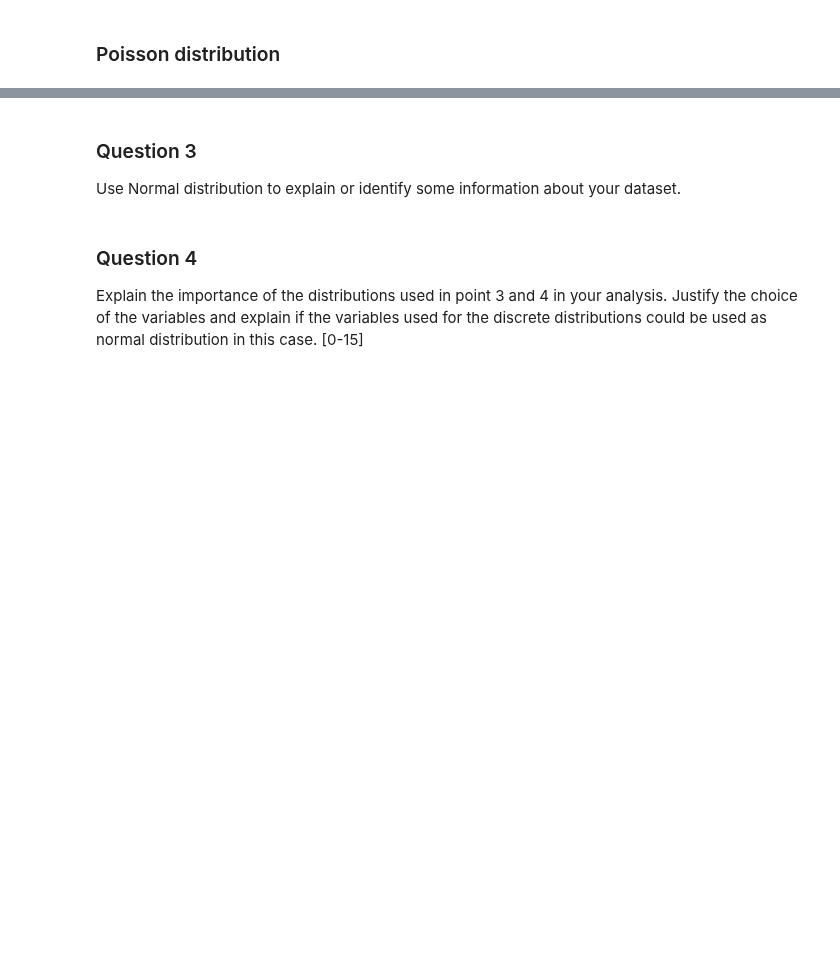
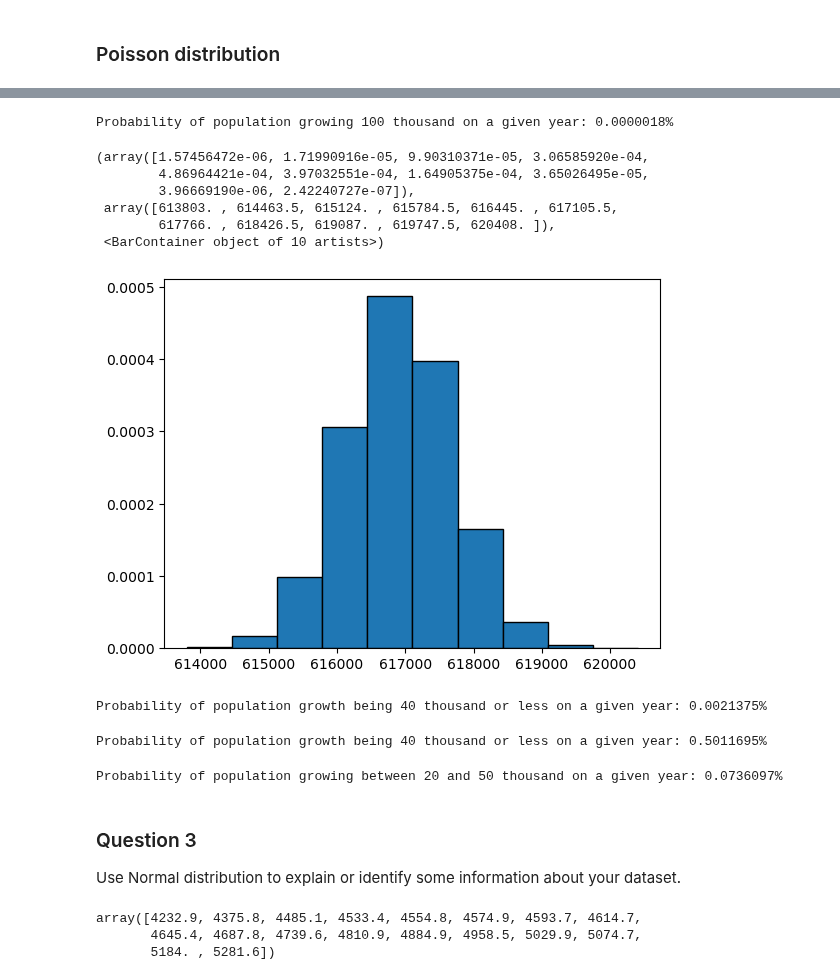
Before and after one commit to StphnKlly/DataAnalytics, a Jupyter notebook: MSC DA CA1 - Statistics .ipynb, the cells around one changed output, grey strips where cells are left out. Cells and saved outputs as stored; diff of their text form; code cells hidden in the pictures; blank space fills up the shorter version.

Commit message:
Updating MSC DA CA1 - Statistics .ipynb
Completed question 2 & 3

```diff
--- a/MSC DA CA1 - Statistics .ipynb
+++ b/MSC DA CA1 - Statistics .ipynb
@@ -309,0 +376,34 @@ plt.show()
+# %%
+# The PMF is a probability measure that gives us probabilities of the possible values for a random variable.
+# Population in Ireland grows 61.69 thousand per year on average.
+# What is the probability that the population will grow 100 thousand on a given year?
+result = poisson.pmf(k = 100, mu = 61.69)
+# Python f-strings, or formatted string literals, were introduced in Python 3.6.
+print(f"Probability of population growing 100 thousand on a given year: {result:.7f}%")
+# %% [output]
+Probability of population growing 100 thousand on a given year: 0.0000018%
+# %%
+#generate Poisson distribution with sample size 10000
+x = poisson.rvs(mu=616900, size=100000)
+
+#create plot of Poisson distribution
+plt.hist(x, density=True, edgecolor='black')
+# %% [output]
+(array([1.57456472e-06, 1.71990916e-05, 9.90310371e-05, 3.06585920e-04,
+        4.86964421e-04, 3.97032551e-04, 1.64905375e-04, 3.65026495e-05,
+        3.96669190e-06, 2.42240727e-07]),
+ array([613803. , 614463.5, 615124. , 615784.5, 616445. , 617105.5,
+        617766. , 618426.5, 619087. , 619747.5, 620408. ]),
+ <BarContainer object of 10 artists>)
+[figure, added]
+# %%
+# The Poisson cumulative distribution function lets you obtain the probability of an event occurring within a given time
+# or space interval less than or equal to x times if on average the event occurs λ times within that interval.
+
+# Population in Ireland grows 61.69 thousand per year on average.
+# What is the probability that population growth will be 40 thousand or less on a given year?
+result = poisson.cdf(k = 40, mu = 61.69)
+# Python f-strings, or formatted string literals, were introduced in Python 3.6.
+print(f"Probability of population growth being 40 thousand or less on a given year: {result:.7f}%")
+# %% [output]
+Probability of population growth being 40 thousand or less on a given year: 0.0021375%
@@ -310,8 +419,26 @@ plt.show()
+# %%
+#Greater than 61.69 thousand --> P( x > 61.69 thousand) or P( X >= num higher then 61.69 thousand)
+# Survival function (1-cdf — sometimes more accurate).
+result = poisson.sf(k = 61.69, mu = 61.69)
+print(f"Probability of population growing higher then 61.69 thousand on a given year: {result:.7f}%")
+# %% [output]
+Probability of population growth being 40 thousand or less on a given year: 0.5011695%
+# %%
+#Between 20 thousand and 50 thousand inclusive
+# P(x=<50) - P(x=<10)
+
+result = poisson.cdf(k = 50, mu = 61.69) - poisson.cdf(k = 10, mu = 61.69)
+print(f"Probability of population growing between 20 and 50 thousand on a given year: {result:.7f}%")
+# %% [output]
+Probability of population growing between 20 and 50 thousand on a given year: 0.0736097%
 # %% [markdown]
 ### Question 3
 
 Use Normal distribution to explain or identify some information about your dataset.
-# %% [markdown]
-### Question 4
-
-Explain the importance of the distributions used in point 3 and 4 in your analysis. Justify the choice of the variables and explain if the variables used for the discrete distributions could be used as normal distribution in this case. [0-15]
+# %%
+# dataset has already been prepared in question 2
+total_pop_by_year
+# %% [output]
+array([4232.9, 4375.8, 4485.1, 4533.4, 4554.8, 4574.9, 4593.7, 4614.7,
+       4645.4, 4687.8, 4739.6, 4810.9, 4884.9, 4958.5, 5029.9, 5074.7,
+       5184. , 5281.6])
```
Also changed, not shown: parts of 16 cells of this notebook.
